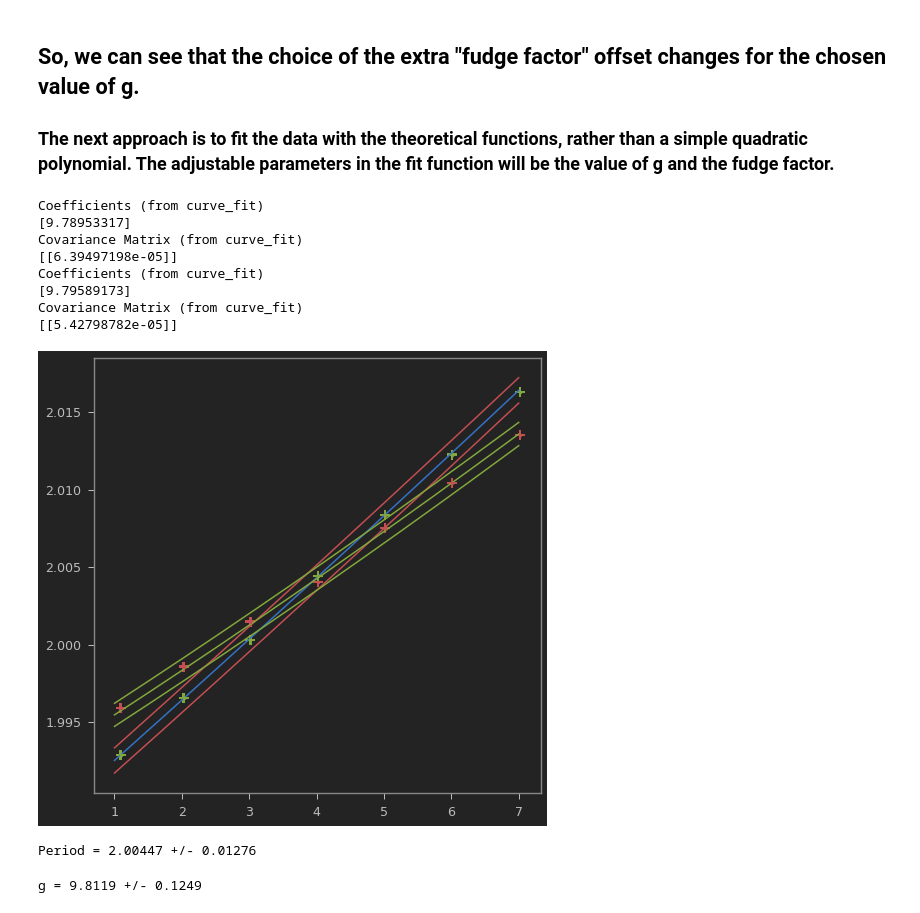
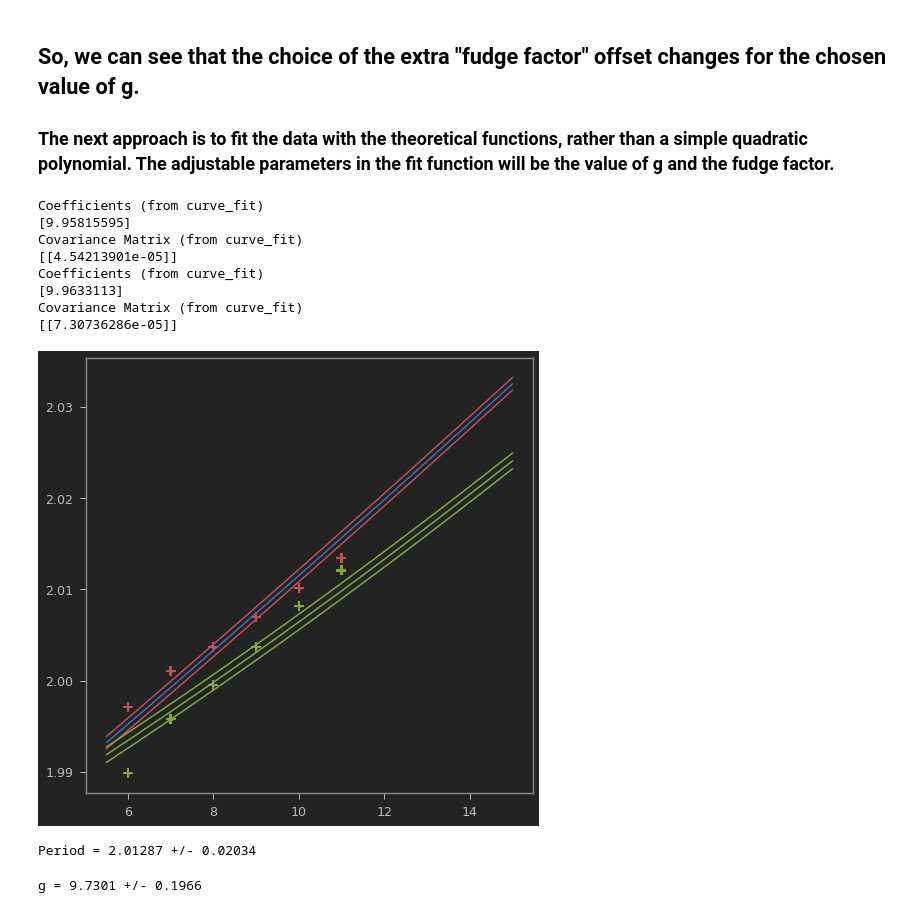
Before and after one commit to brash99/phys421, a Jupyter notebook: JupyterNotebooks/lowry/KaterPendulum.ipynb, the cells around one changed output. Drawn from its saved outputs; the diff is of its cells as text; code cells hidden in the pictures.

```diff
--- a/JupyterNotebooks/lowry/KaterPendulum.ipynb
+++ b/JupyterNotebooks/lowry/KaterPendulum.ipynb
@@ -242,16 +225,20 @@ down = pd.DataFrame({'Xpos':xpos, 'Period':tdown, 'dXpos':dxpos, 'dPeriod':dtdow
 
 from scipy.optimize import curve_fit
 
+#def fitfunction(x,*paramlist):
+#    return paramlist[0]+paramlist[1]*x + paramlist[2]*x*x
 def fitfunction(x,*paramlist):
-    return paramlist[0]+paramlist[1]*x + paramlist[2]*x*x
+    return paramlist[0]+paramlist[1]*x
 
-init_vals = [0.0 for x in range(3)]
+#init_vals = [0.0 for x in range(3)]
+init_vals = [0.0 for x in range(2)]
+
 x = np.array(up['Xpos'])
 y = np.array(up['Period'])
 poptu, pcovu = curve_fit(fitfunction,x,y,p0=init_vals)
 
 #xi = np.linspace(np.min(x),np.max(x),100)
-xi = np.linspace(1,7,1000)
+xi = np.linspace(5.5,15.0,1000)
 ps = np.random.multivariate_normal(poptu,pcovu,10000)
 ysample=np.asarray([fitfunction(xi,*pi) for pi in ps])
 loweru = np.percentile(ysample,16.0,axis=0)
@@ -263,13 +250,15 @@ print (poptu)
 print("Covariance Matrix (from curve_fit)")
 print (pcovu)
 
-init_vals = [0.0 for x in range(3)]
+#init_vals = [0.0 for x in range(3)]
+init_vals = [0.0 for x in range(2)]
+
 x = np.array(down['Xpos'])
 y = np.array(down['Period'])
 poptd, pcovd = curve_fit(fitfunction,x,y,p0=init_vals)
 
 #xi = np.linspace(np.min(x),np.max(x),100)
-xi = np.linspace(1,7,1000)
+xi = np.linspace(5.5,15.0,1000)
 ps = np.random.multivariate_normal(poptd,pcovd,10000)
 ysample=np.asarray([fitfunction(xi,*pi) for pi in ps])
 lowerd = np.percentile(ysample,16.0,axis=0)
@@ -493,13 +480,13 @@ def theoryfitfunction2(xdata,*paramlist):
 
     return t2
 
-init_vals = [9.814]
+init_vals = [9.6941]
 x = np.array(up['Xpos'])
 y = np.array(up['Period'])
 poptu, pcovu = curve_fit(theoryfitfunction1,x,y,p0=init_vals)
 
 #xi = np.linspace(np.min(x),np.max(x),100)
-xi = np.linspace(1,7,1000)
+xi = np.linspace(5.5,15.0,1000)
 ps = np.random.multivariate_normal(poptu,pcovu,10000)
 ysample=np.asarray([theoryfitfunction1(xi,*pi) for pi in ps])
 loweru = np.percentile(ysample,16.0,axis=0)
@@ -511,51 +498,51 @@ print (poptu)
 print("Covariance Matrix (from curve_fit)")
 print (pcovu)
 
-init_vals = [9.814]
+init_vals = [9.6941]
 x = np.array(down['Xpos'])
 y = np.array(down['Period'])
 poptd, pcovd = curve_fit(theoryfitfunction2,x,y,p0=init_vals)
 
 #xi = np.linspace(np.min(x),np.max(x),100)
-xi = np.linspace(1,7,1000)
+xi = np.linspace(5.5,15.0,1000)
 ps = np.random.multivariate_normal(poptd,pcovd,10000)
 ysample=np.asarray([theoryfitfunction2(xi,*pi) for pi in ps])
 lowerd = np.percentile(ysample,16.0,axis=0)
 upperd = np.percentile(ysample,84.0,axis=0)
 middled = (lowerd+upperd)/2.0
 
 print("Coefficients (from curve_fit)")
 print (poptd)
 print("Covariance Matrix (from curve_fit)")
 print (pcovd)
 
 fig2, axs2 = plt.subplots(nrows=1, ncols=1, figsize=(8,8))
 
 axs2.errorbar(up.Xpos,up.Period,yerr=up.dPeriod,xerr=up.dXpos,fmt='r.',capsize=5, capthick=2)
 axs2.errorbar(down.Xpos,down.Period,yerr=down.dPeriod,xerr=down.dXpos,fmt='g.',capsize=5, capthick=2)
 
 axs2.plot(xi,middleu)
 axs2.plot(xi,loweru,'r')
 axs2.plot(xi,upperu,'r')
 
 axs2.plot(xi,middled)
 axs2.plot(xi,lowerd,'g')
 axs2.plot(xi,upperd,'g')
 
 #axs2.set_xlim(3.8,4.3)
 #axs2.set_ylim(2.003,2.006)
 
 plt.show()
 # %% [output]
 Coefficients (from curve_fit)
-[9.78953317]
+[9.95815595]
 Covariance Matrix (from curve_fit)
-[[6.39497198e-05]]
+[[4.54213901e-05]]
 Coefficients (from curve_fit)
-[9.79589173]
+[9.9633113]
 Covariance Matrix (from curve_fit)
-[[5.42798782e-05]]
+[[7.30736286e-05]]
-[figure, old version]
+[figure, new version]
 # %%
 tmin = []
 for i in range(len(xi)):
@@ -576,7 +563,7 @@ dtbar = (tmax-tmin)/2.0
 
 print ("Period = %0.5f +/- %0.5f" % (tbar,dtbar))
 # %% [output]
-Period = 2.00447 +/- 0.01276
+Period = 2.01287 +/- 0.02034
 # %%
 length = 0.9986
 dlength = 0.00005
@@ -586,4 +573,4 @@ dg = g*np.sqrt((dlength/length)**2+(2*dtbar/tbar)**2)
 
 print ("g = %0.4f +/- %0.4f" % (g,dg))
 # %% [output]
-g = 9.8119 +/- 0.1249
+g = 9.7301 +/- 0.1966
```
Also changed, not shown: parts of 5 cells of this notebook.
